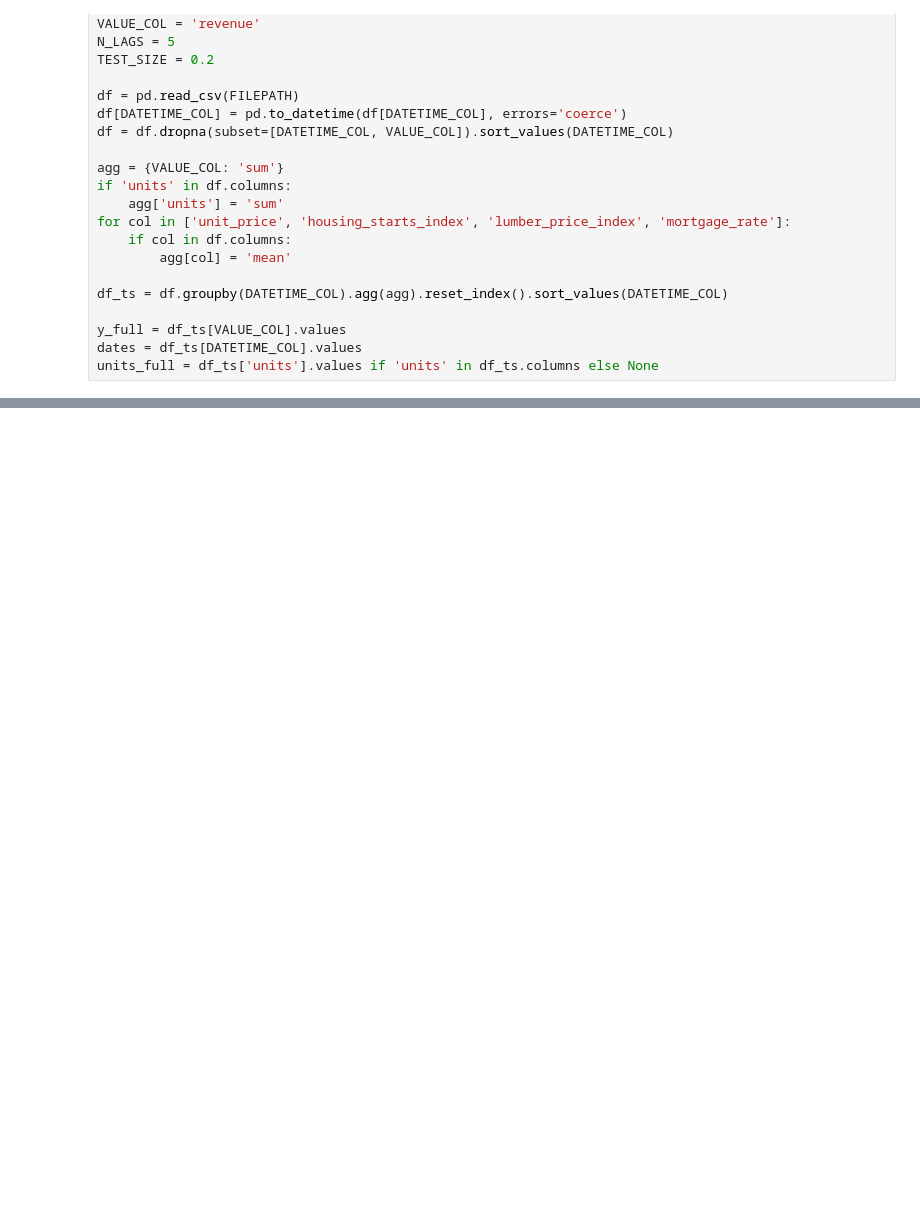
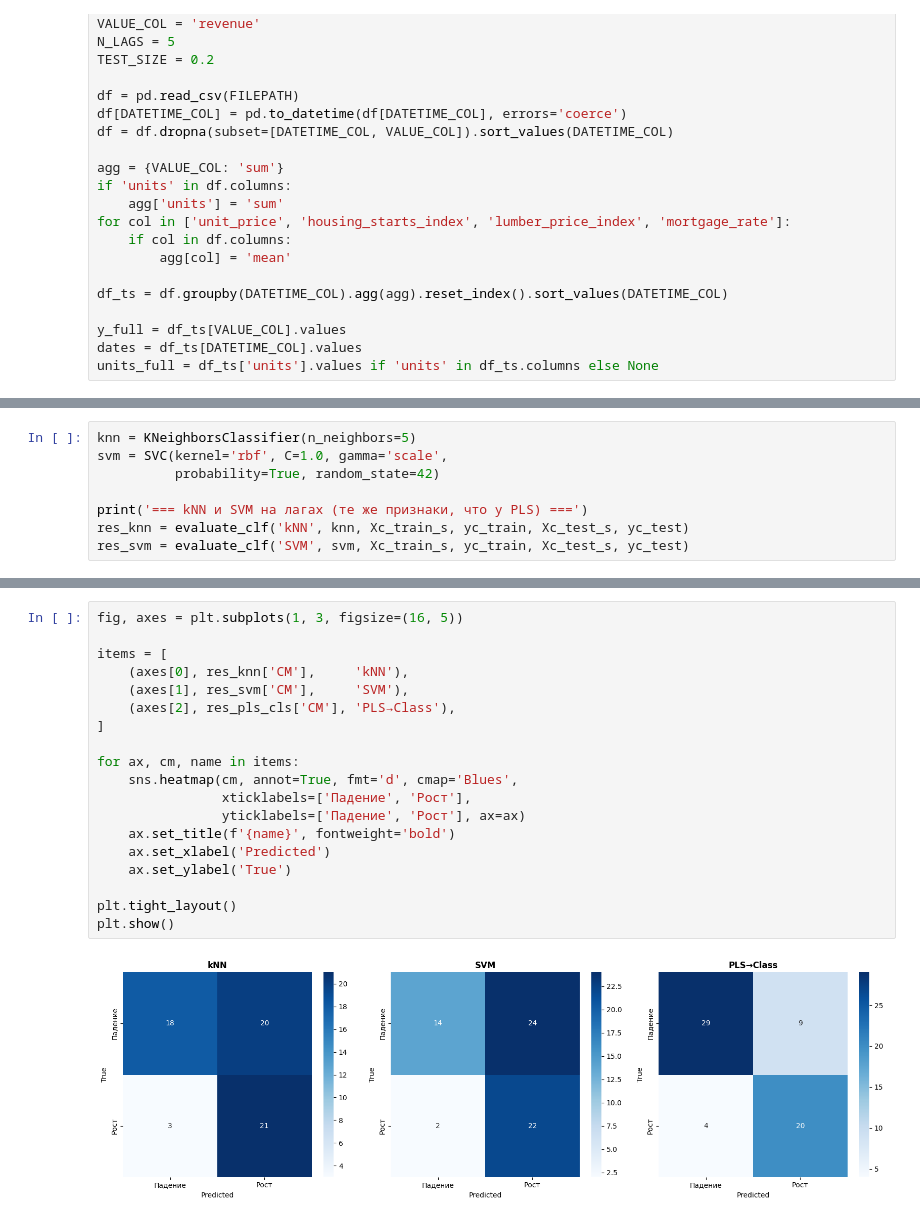
Before and after one commit to Poruch/Data_analysis_with_Python, a Jupyter notebook: Задание_3_Мальшаков_АА_РИС24-3.ipynb, the cells around one changed output, grey strips where cells are left out. Drawn from its saved outputs; the diff is of its cells as text; blank space fills up the shorter version.

```diff
--- a/Задание_3_Мальшаков_АА_РИС24-3.ipynb
+++ b/Задание_3_Мальшаков_АА_РИС24-3.ipynb
@@ -366,0 +399,8 @@ ROC-AUC              0.8958
+# %%
+knn = KNeighborsClassifier(n_neighbors=5)
+svm = SVC(kernel='rbf', C=1.0, gamma='scale',
+          probability=True, random_state=42)
+
+print('=== kNN и SVM на лагах (те же признаки, что у PLS) ===')
+res_knn = evaluate_clf('kNN', knn, Xc_train_s, yc_train, Xc_test_s, yc_test)
+res_svm = evaluate_clf('SVM', svm, Xc_train_s, yc_train, Xc_test_s, yc_test)
@@ -366,0 +438,21 @@ ROC-AUC              0.8958
+# %%
+fig, axes = plt.subplots(1, 3, figsize=(16, 5))
+
+items = [
+    (axes[0], res_knn['CM'],     'kNN'),
+    (axes[1], res_svm['CM'],     'SVM'),
+    (axes[2], res_pls_cls['CM'], 'PLS→Class'),
+]
+
+for ax, cm, name in items:
+    sns.heatmap(cm, annot=True, fmt='d', cmap='Blues',
+                xticklabels=['Падение', 'Рост'],
+                yticklabels=['Падение', 'Рост'], ax=ax)
+    ax.set_title(f'{name}', fontweight='bold')
+    ax.set_xlabel('Predicted')
+    ax.set_ylabel('True')
+
+plt.tight_layout()
+plt.show()
+# %% [output]
+[figure, added]
```
Also changed, not shown: parts of 19 cells of this notebook, 1 other file.
